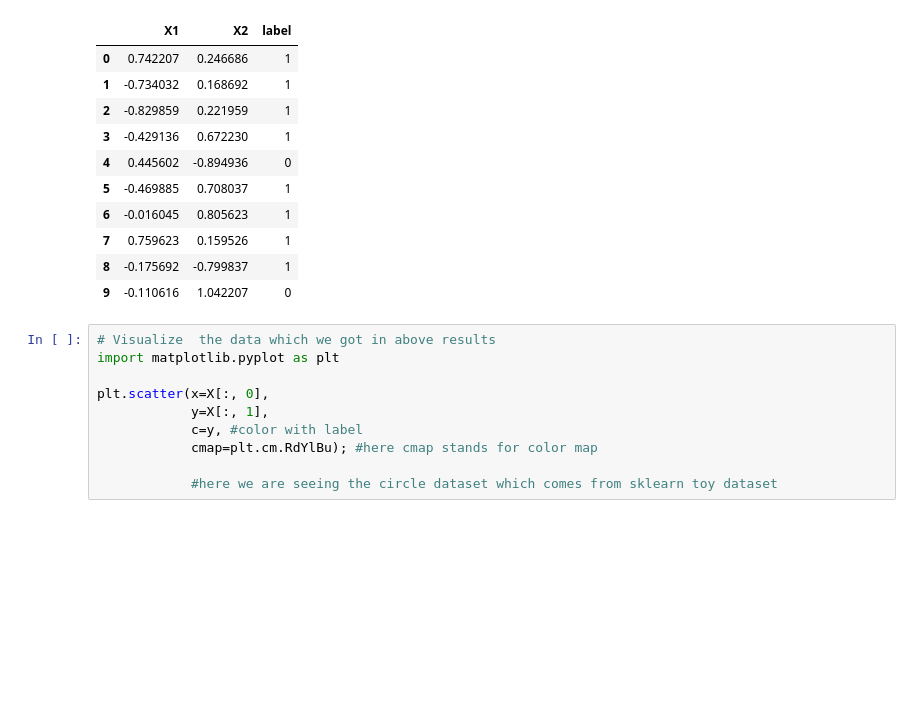
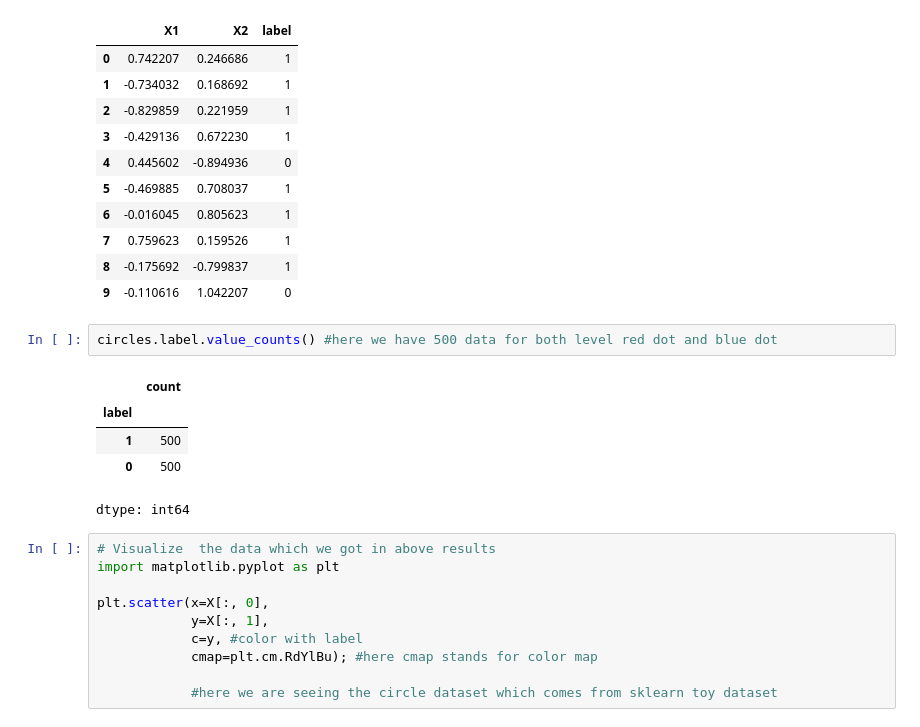
Before and after one commit to harsh24895/pyTorch, a Jupyter notebook: 2_Pytorch_classification.ipynb, the cells around one changed output. Saved outputs shown, nothing was run; the diff lists cells and outputs as text; blank space fills up the shorter version.

```diff
--- a/2_Pytorch_classification.ipynb
+++ b/2_Pytorch_classification.ipynb
@@ -51,6 +51,14 @@ circles.head(10)
 | 7 | 0.759623 | 0.159526 | 1 |
 | 8 | -0.175692 | -0.799837 | 1 |
 | 9 | -0.110616 | 1.042207 | 0 |
+# %%
+circles.label.value_counts() #here we have 500 data for both level red dot and blue dot
+# %% [output]
+|  | count |
+| label |  |
+| 1 | 500 |
+| 0 | 500 |
+dtype: int64
 # %%
 # Visualize  the data which we got in above results
 import matplotlib.pyplot as plt
```
Also changed, not shown: parts of 7 cells of this notebook.
